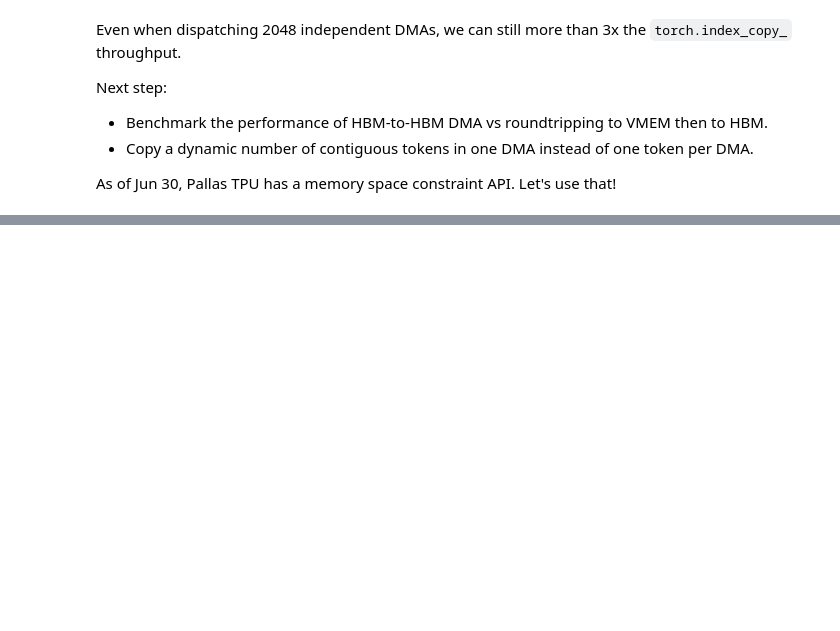
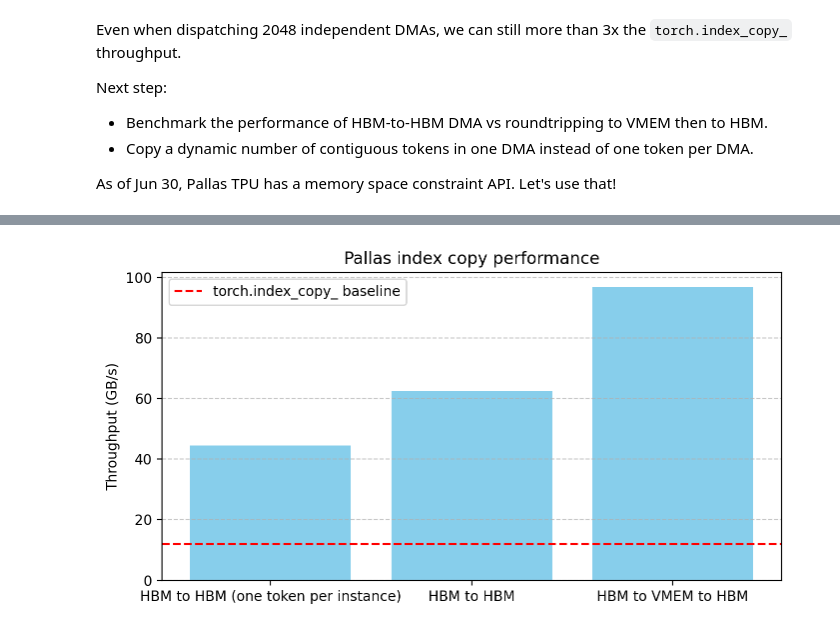
Before and after one commit to tengyifei/playground, a Jupyter notebook: pallas/index-copy.ipynb, the cells around one changed output, grey strips where cells are left out. Cells and saved outputs as stored; diff of their text form; code cells hidden in the pictures; blank space fills up the shorter version.

```diff
--- a/pallas/index-copy.ipynb
+++ b/pallas/index-copy.ipynb
@@ -608,11 +608,14 @@ def index_copy_start(x: jax.Array, kv_cache: jax.Array, slot_mapping: jax.Array)
     del aliased_x_ref
     pltpu.make_async_copy(x_ref.at[pl.program_id(0)], o_ref.at[slot_mapping[pl.program_id(0)]], sem).start()
 
+  x = pltpu.with_memory_space_constraint(x, pltpu.HBM)
+  kv_cache = pltpu.with_memory_space_constraint(kv_cache, pltpu.HBM)
+
   x, out, sem = pl.pallas_call(
       copy_start_kernel,
       out_shape=(
-          jax.ShapeDtypeStruct(x.shape, x.dtype),  # aliased x
-          pltpu.ANY(kv_cache.shape, kv_cache.dtype),  # out
+          pltpu.HBM(x.shape, x.dtype),  # aliased x
+          pltpu.HBM(kv_cache.shape, kv_cache.dtype),  # out
           pltpu.SemaphoreType.DMA(()),  # sem
       ),
       grid_spec=pltpu.PrefetchScalarGridSpec(
@@ -640,9 +643,13 @@ def index_copy_done(x: jax.Array, kv_cache: jax.Array, slot_mapping: jax.Array,
     del aliased_o_ref
     pltpu.make_async_copy(x_ref.at[pl.program_id(0)], o_ref.at[slot_mapping[pl.program_id(0)]], sem).wait()
 
+  x = pltpu.with_memory_space_constraint(x, pltpu.HBM)
+  kv_cache = pltpu.with_memory_space_constraint(kv_cache, pltpu.HBM)
+  out = pltpu.with_memory_space_constraint(out, pltpu.HBM)
+
   out = pl.pallas_call(
       copy_done_kernel,
-      out_shape=pltpu.ANY(kv_cache.shape, kv_cache.dtype),  # out
+      out_shape=pltpu.HBM(kv_cache.shape, kv_cache.dtype),  # out
       grid_spec=pltpu.PrefetchScalarGridSpec(
         num_scalar_prefetch=1,
         grid=(x.shape[0] // COPY_NUM_STEPS,),
@@ -694,7 +701,8 @@ def run_benchmark_pallas_index_copy():
   print(f"Throughput: {throughput / 1e9:.2f} GB/s.")
   return throughput
 
-run_benchmark_pallas_index_copy()
+pallas_perf = {}
+pallas_perf["HBM to HBM (one token per instance)"] = run_benchmark_pallas_index_copy()
 del kv_cache, new_kv, slot_mapping
 gc.collect()  # noqa: E402, E702
 # %% [output]
@@ -842,0 +911,21 @@ Throughput: 62.36 GB/s.
+# %%
+# Plot the results
+def plot(pallas_perf):
+  kernel_names = list(pallas_perf.keys())
+  latencies = [v / 1e9 for v in pallas_perf.values()]
+
+  plt.figure(figsize=(8, 4))
+  plt.bar(kernel_names, latencies, color='skyblue')
+  plt.ylabel('Throughput (GB/s)')
+  plt.title('Pallas index copy performance')
+  plt.xticks()
+  plt.grid(axis='y', linestyle='--', alpha=0.7)
+
+  # Add torch index copy as a red dotted line
+  torch_index_copy_throughput = throughput_4 / 1e9  # Convert to GB/s
+  plt.axhline(torch_index_copy_throughput, color='red', linestyle='--', label='torch.index_copy_ baseline')
+  plt.legend()
+
+plot(pallas_perf)
+# %% [output]
+[figure, added]
```
Also changed, not shown: parts of 2 cells of this notebook.
